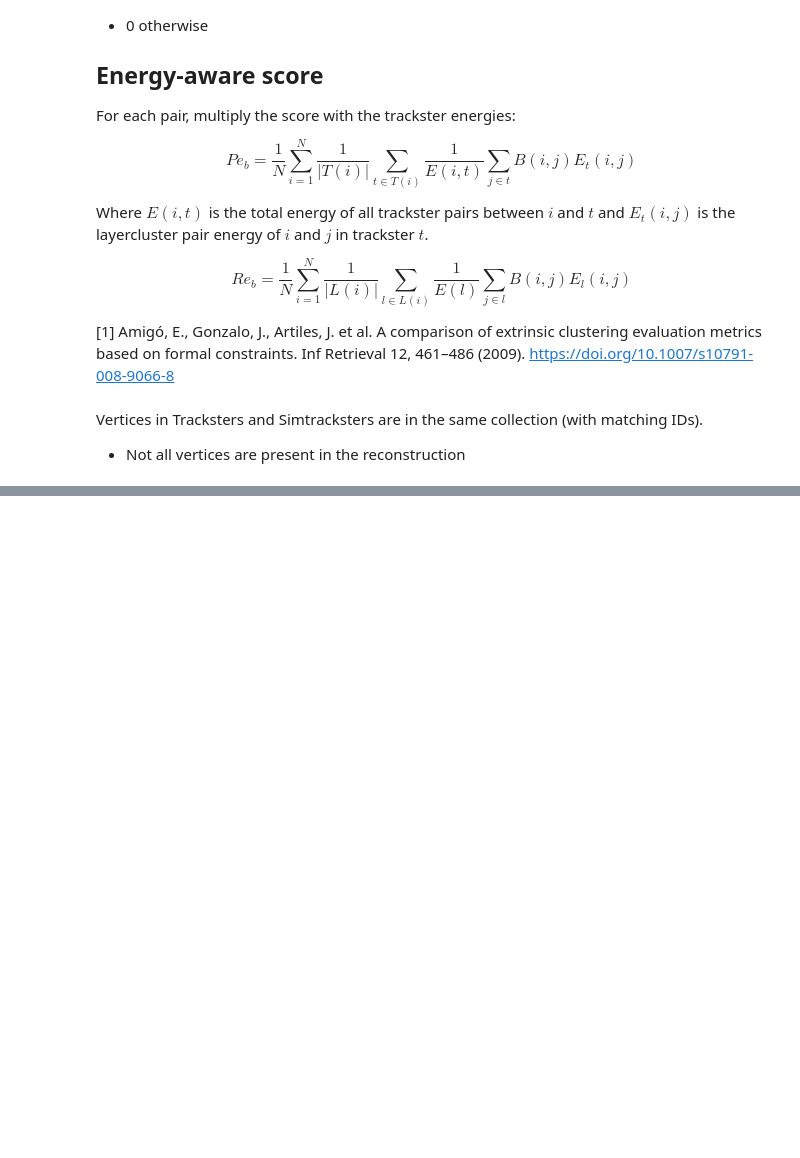
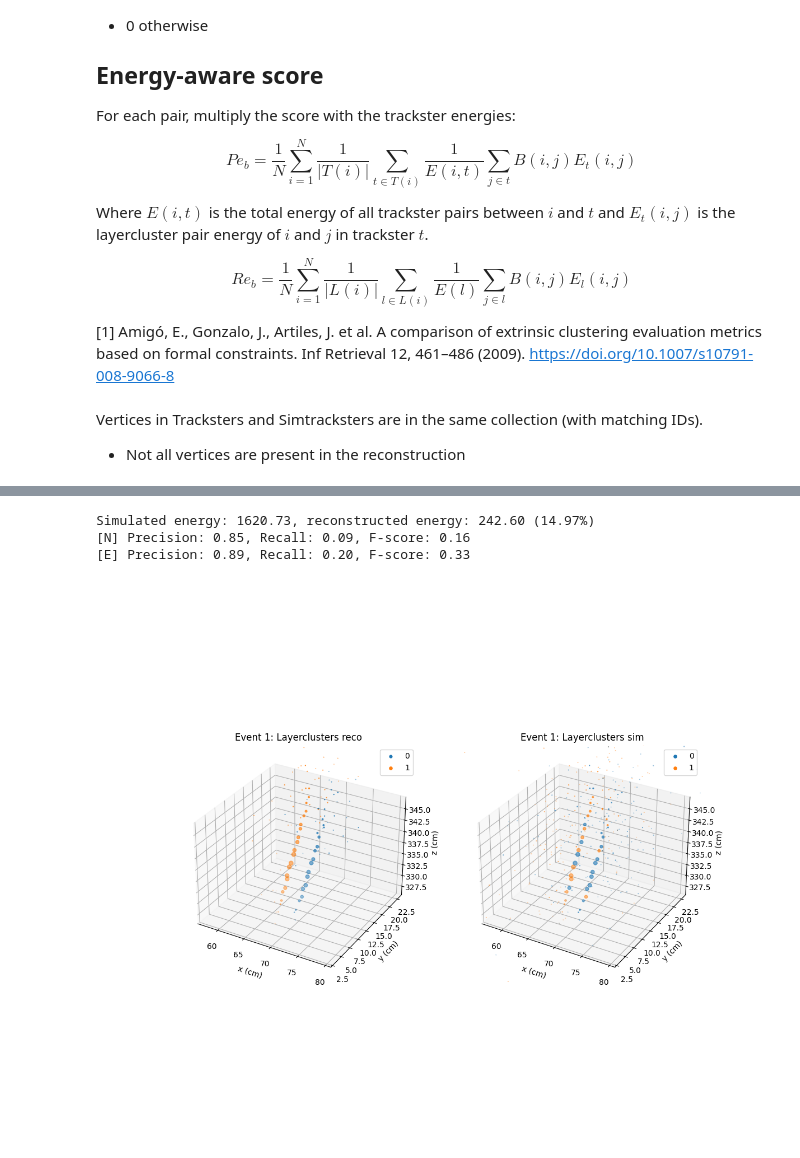
Before and after one commit to edcuba/TICLHack22_PatternReco, a Jupyter notebook: 4_evaluation.ipynb, the cells around one changed output, grey strips where cells are left out. Cells and saved outputs as stored; diff of their text form; code cells hidden in the pictures; blank space fills up the shorter version.

Commit message:
Prep for multiplicity

```diff
--- a/4_evaluation.ipynb
+++ b/4_evaluation.ipynb
@@ -91,15 +95,14 @@ def get_map(array):
                 i2o[i] = [st_idx]
     return i2o
 
-def get_E_map(tree, e_tree):
+def get_E_map(tree, e_tree, m_tree):
     # create map: trackster -> vertex -> energy
+    # XXX: introduce multiplicity
     v2e = {}
     for t_idx in range(len(tree)):
+        v2e[t_idx] = {}
         for i, e in zip(tree[t_idx], e_tree[t_idx]):
-            if t_idx in v2e:
-                v2e[t_idx][i] = e
-            else:
-                v2e[t_idx] = {i: e}
+            v2e[t_idx][i] = e
     return v2e
 # %%
 def B(i, j, mapping):
@@ -194,4 +205,11 @@ def bcubed(vertices, t_vertices, i2a, i2b, e_map=None):
 
 def f_score(A, B):
     return (2 * A * B) / (A + B)
+# %%
+def compute_tree_energy(energy, multi):
+    total = 0
+    for t_idx in range(len(energy)):
+        for m, e in zip(energy[t_idx], multi[t_idx]):
+            total += e * m
+    return total
 # %%
@@ -229,0 +233,24 @@ plot_event(tracksters, simtracksters, eid, legend=True)
+# %%
+noise = True
+
+reco_total = compute_tree_energy(t_energy, v_multi)
+sim_total = compute_tree_energy(st_energy, sv_multi)
+print(f"Simulated energy: {sim_total:.2f}, reconstructed energy: {reco_total:.2f} ({(reco_total / sim_total) * 100:.2f}%)")
+
+# compute precision
+precision = bcubed(t_vertices, t_indexes, i2rt, i2st)
+precision_e = bcubed(t_vertices, t_indexes, i2rt, i2st, e_map=te_map)
+
+# compute recall (with noise or without)
+r_vertices = st_vertices if noise else t_vertices
+recall = bcubed(r_vertices, st_indexes, i2st, i2rt)
+recall_e = bcubed(r_vertices, st_indexes, i2st, i2rt, e_map=ste_map)
+
+print(f"[N] Precision: {precision:.2f}, Recall: {recall:.2f}, F-score: {f_score(precision, recall):.2f}")
+print(f"[E] Precision: {precision_e:.2f}, Recall: {recall_e:.2f}, F-score: {f_score(precision_e, recall_e):.2f}")
+plot_event(tracksters, simtracksters, eid, legend=True)
+# %% [output]
+Simulated energy: 1620.73, reconstructed energy: 242.60 (14.97%)
+[N] Precision: 0.85, Recall: 0.09, F-score: 0.16
+[E] Precision: 0.89, Recall: 0.20, F-score: 0.33
+[figure, added]
```
Also changed, not shown: parts of 4 cells of this notebook, 1 other file.
